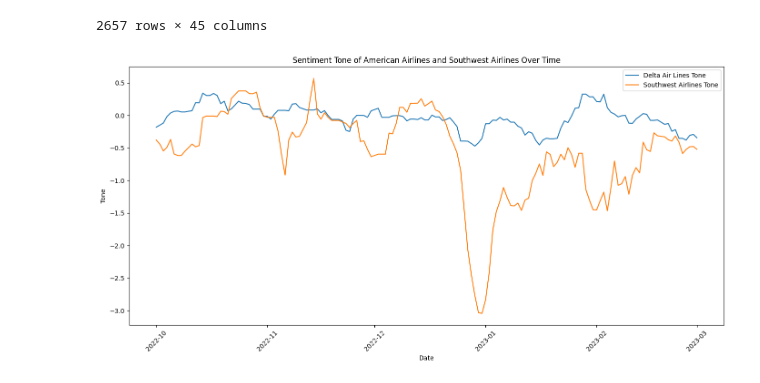
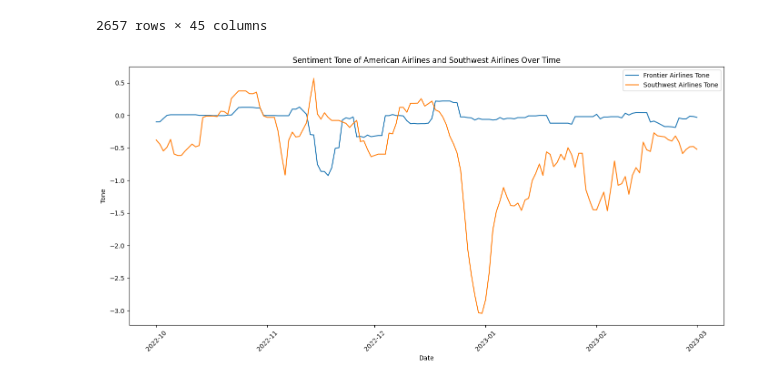
Before and after one commit to svanomm/sentiment-volume-forecasting, a Jupyter notebook: Scripts/03 Download and Process GDELT Data.ipynb, the cells around one changed output. Saved outputs shown, nothing was run; the diff lists cells and outputs as text; code cells hidden in the pictures.

```diff
--- a/Scripts/03 Download and Process GDELT Data.ipynb
+++ b/Scripts/03 Download and Process GDELT Data.ipynb
@@ -666,15 +669,15 @@ df_plot = df_plot[(df_plot['date'] >= '2022-10-01') & (df_plot['date'] <= '2023-
 # %%
 # Plot American Airlines_Tone and Southwest Airlines_Tone over time
 import matplotlib.pyplot as plt
 plt.figure(figsize=(14, 7))
-plt.plot(df_plot['date'], df_plot['Delta Air Lines_Tone_ma7'], label='Delta Air Lines Tone', marker='')
+plt.plot(df_plot['date'], df_plot['Frontier Airlines_Tone_ma7'], label='Frontier Airlines Tone', marker='')
 plt.plot(df_plot['date'], df_plot['Southwest Airlines_Tone_ma7'], label='Southwest Airlines Tone', marker='')
 plt.title('Sentiment Tone of American Airlines and Southwest Airlines Over Time')
 plt.xlabel('Date')
 plt.ylabel('Tone')
 plt.xticks(rotation=45)
 plt.legend()
 plt.tight_layout()
 plt.show()
 # %% [output]
-[figure, old version]
+[figure, new version]
```
Also changed, not shown: parts of 1 cell of this notebook, 1 other file.
